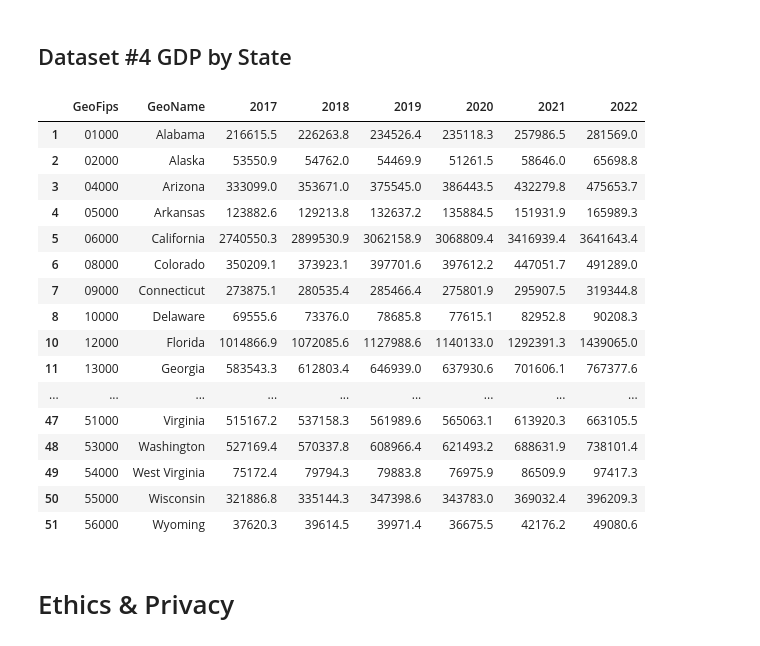
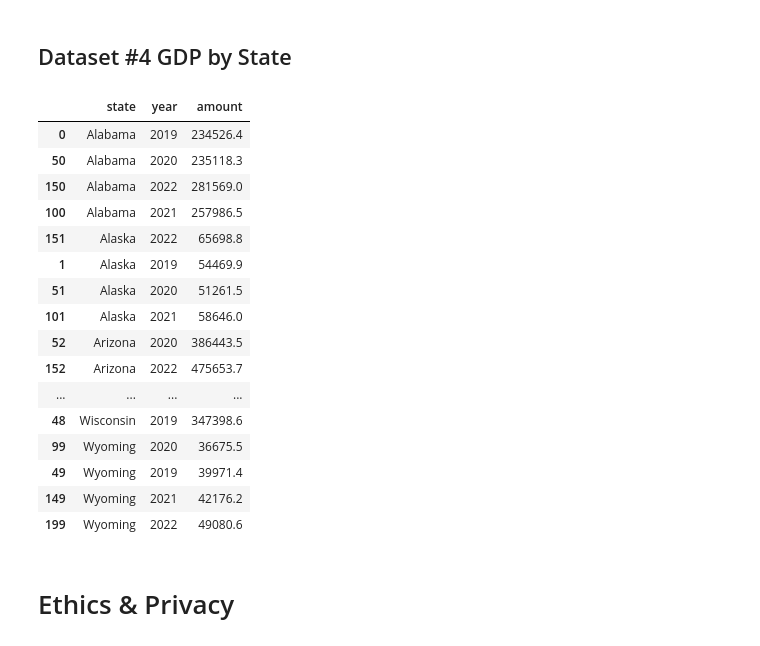
Before and after one commit to COGS108/Group054_WI24, a Jupyter notebook: DataCheckpoint_Group054_WI24.ipynb, the cells around one changed output. Drawn from its saved outputs; the diff is of its cells as text; code cells hidden in the pictures.

```diff
--- a/DataCheckpoint_Group054_WI24.ipynb
+++ b/DataCheckpoint_Group054_WI24.ipynb
@@ -107,10 +107,13 @@ def standardize_reportingPeriod(string):
     return output
 
 df['reportingPeriod'] = df['reportingPeriod'].apply(standardize_reportingPeriod)
-df = df.query('reportingPeriod >= 2017') #filter so lowest year is 2017 to match other data
+df
+df = df.query('reportingPeriod >= 2019') #filter so lowest year is 2017 to match other data
 
-df = df.groupby(by = ['state', 'reportingPeriod']).sum()
-df = df.reset_index()
-df = df.rename(columns = {'reportingPeriod': 'year'})
-df
+df_grouped = df.groupby(by = ['state', 'reportingPeriod']).sum()
+df_grouped = df_grouped.reset_index()
+df_grouped = df_grouped.rename(columns = {'reportingPeriod': 'year', 'fundingAmount' : 'funding'})
+pd.set_option('display.max_rows', 10)
+df_grouped['funding'] = df_grouped['funding'].astype(int)
+df_grouped
 # %% [output]
@@ -188,38 +207,42 @@ array(['ALABAMA', 'ALASKA', 'ARIZONA', 'ARKANSAS', 'CALIFORNIA',
 # %%
 # Log onto the BEA website (Bureau of Economic Analysis), the official site for government data.
 # Navigate to the "Data" section, select "GDP," and then choose "GDP by State."
 # Go to "Interactive Data" and select "Interactive Tables: GDP by State."
 # Choose "ANNUAL GROSS DOMESTIC PRODUCT (GDP) BY STATE," then "SAGDP2 GDP in current dollars."
 # Select the United States, and view all statistics in the table.
 # In the resulting table, select the first row's line code where the description is "all industry total."
 # The resulting table displays the GDP by state in millions of current dollars, with data collected from 2017 to 2022.
 
 url4 =  "Data/GDP by state (2017-2022).csv"
 
 df4 = pd.read_csv(url4, skiprows = 3) #skip first 3 rows because they are a description
-df4_bad_GeoName = df4['GeoName'].str.contains('District of Columbia|New England|nited States *|Mideast|Great Lakes|Plains|Southeast|Southwest|nan|Rocky Mountain|Far West').fillna(False) #dealing with NA values
+df4 = df4.drop(columns = ['GeoFips', '2017', '2018'])
+df4 = df4.rename(columns= {'GeoName': 'state'})
+df4_bad_GeoName = df4['state'].str.contains('District of Columbia|New England|nited States *|Mideast|Great Lakes|Plains|Southeast|Southwest|nan|Rocky Mountain|Far West').fillna(False) #dealing with NA values
 df4 = df4[~ df4_bad_GeoName] #this removes all the regions and territories we don't care about
 indexes_to_drop = df4.iloc[-4:].index #get the last 4 rows index using iloc
 df4 = df4.drop(indexes_to_drop)
-df4['GeoName'].unique().size # check to see that we only have 50 values for all 50 states
+melted_df = pd.melt(df4, id_vars=['state'], value_vars=['2019', '2020', '2021', '2022'], var_name='year', value_name='amount')
+melted_df = melted_df.sort_values('state')
+melted_df
 # %% [output]
-|  | GeoFips | GeoName | 2017 | 2018 | 2019 | 2020 | 2021 | 2022 |
-| 1 | 01000 | Alabama | 216615.5 | 226263.8 | 234526.4 | 235118.3 | 257986.5 | 281569.0 |
-| 2 | 02000 | Alaska | 53550.9 | 54762.0 | 54469.9 | 51261.5 | 58646.0 | 65698.8 |
-| 3 | 04000 | Arizona | 333099.0 | 353671.0 | 375545.0 | 386443.5 | 432279.8 | 475653.7 |
-| 4 | 05000 | Arkansas | 123882.6 | 129213.8 | 132637.2 | 135884.5 | 151931.9 | 165989.3 |
-| 5 | 06000 | California | 2740550.3 | 2899530.9 | 3062158.9 | 3068809.4 | 3416939.4 | 3641643.4 |
-| 6 | 08000 | Colorado | 350209.1 | 373923.1 | 397701.6 | 397612.2 | 447051.7 | 491289.0 |
-| 7 | 09000 | Connecticut | 273875.1 | 280535.4 | 285466.4 | 275801.9 | 295907.5 | 319344.8 |
-| 8 | 10000 | Delaware | 69555.6 | 73376.0 | 78685.8 | 77615.1 | 82952.8 | 90208.3 |
-| 10 | 12000 | Florida | 1014866.9 | 1072085.6 | 1127988.6 | 1140133.0 | 1292391.3 | 1439065.0 |
-| 11 | 13000 | Georgia | 583543.3 | 612803.4 | 646939.0 | 637930.6 | 701606.1 | 767377.6 |
-| ... | ... | ... | ... | ... | ... | ... | ... | ... |
-| 47 | 51000 | Virginia | 515167.2 | 537158.3 | 561989.6 | 565063.1 | 613920.3 | 663105.5 |
-| 48 | 53000 | Washington | 527169.4 | 570337.8 | 608966.4 | 621493.2 | 688631.9 | 738101.4 |
-| 49 | 54000 | West Virginia | 75172.4 | 79794.3 | 79883.8 | 76975.9 | 86509.9 | 97417.3 |
-| 50 | 55000 | Wisconsin | 321886.8 | 335144.3 | 347398.6 | 343783.0 | 369032.4 | 396209.3 |
-| 51 | 56000 | Wyoming | 37620.3 | 39614.5 | 39971.4 | 36675.5 | 42176.2 | 49080.6 |
+|  | state | year | amount |
+| 0 | Alabama | 2019 | 234526.4 |
+| 50 | Alabama | 2020 | 235118.3 |
+| 150 | Alabama | 2022 | 281569.0 |
+| 100 | Alabama | 2021 | 257986.5 |
+| 151 | Alaska | 2022 | 65698.8 |
+| 1 | Alaska | 2019 | 54469.9 |
+| 51 | Alaska | 2020 | 51261.5 |
+| 101 | Alaska | 2021 | 58646.0 |
+| 52 | Arizona | 2020 | 386443.5 |
+| 152 | Arizona | 2022 | 475653.7 |
+| ... | ... | ... | ... |
+| 48 | Wisconsin | 2019 | 347398.6 |
+| 99 | Wyoming | 2020 | 36675.5 |
+| 49 | Wyoming | 2019 | 39971.4 |
+| 149 | Wyoming | 2021 | 42176.2 |
+| 199 | Wyoming | 2022 | 49080.6 |
 # %% [markdown]
 # Ethics & Privacy
 # %% [markdown]
```
Also changed, not shown: parts of 3 cells of this notebook.
